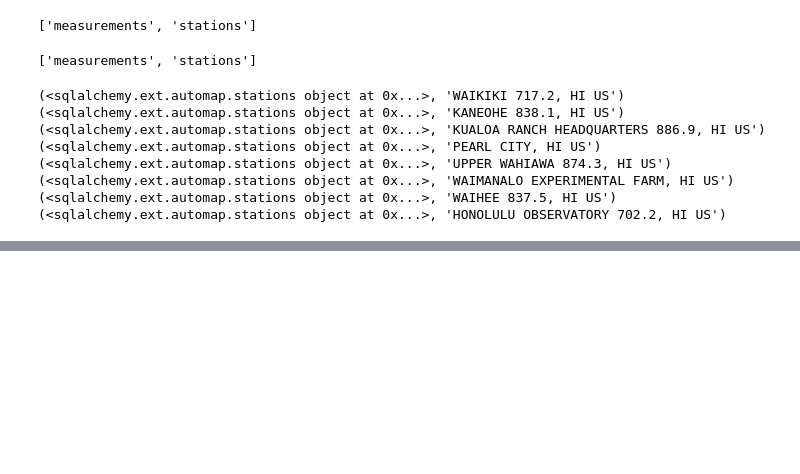
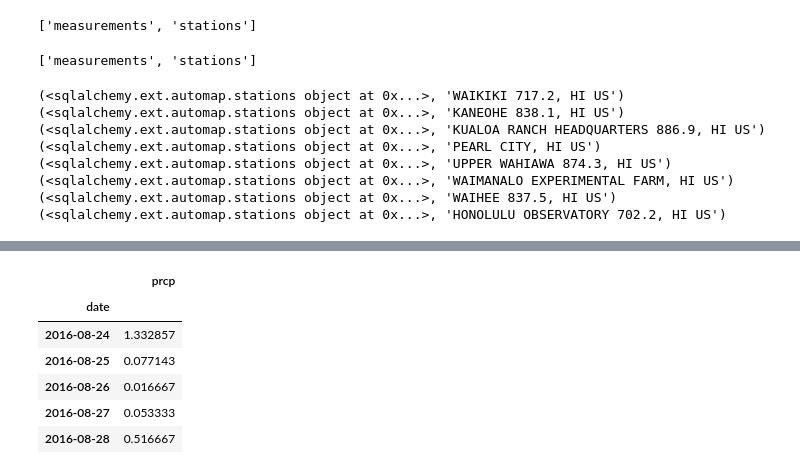
Before and after one commit to jmendiola84/Surfs_Up, a Jupyter notebook: climate_analysis.ipynb, the cells around one changed output, grey strips where cells are left out. Cells and saved outputs as stored; diff of their text form; code cells hidden in the pictures; blank space fills up the shorter version.

```diff
--- a/climate_analysis.ipynb
+++ b/climate_analysis.ipynb
@@ -72,0 +146,15 @@ for row in session.query(Station, Station.name).limit(8).all():
+# %%
+# Plot the Results
+### BEGIN SOLUTION
+prcp_df = pd.DataFrame(prcp_lst_yr, columns=['date', 'prcp'])
+prcp_df.set_index('date', inplace=True)
+
+prcp_df.head()
+# %% [output]
+|  | prcp |
+| date |  |
+| 2016-08-24 | 1.332857 |
+| 2016-08-25 | 0.077143 |
+| 2016-08-26 | 0.016667 |
+| 2016-08-27 | 0.053333 |
+| 2016-08-28 | 0.516667 |
```
Also changed, not shown: parts of 4 cells of this notebook, 2 other files.
